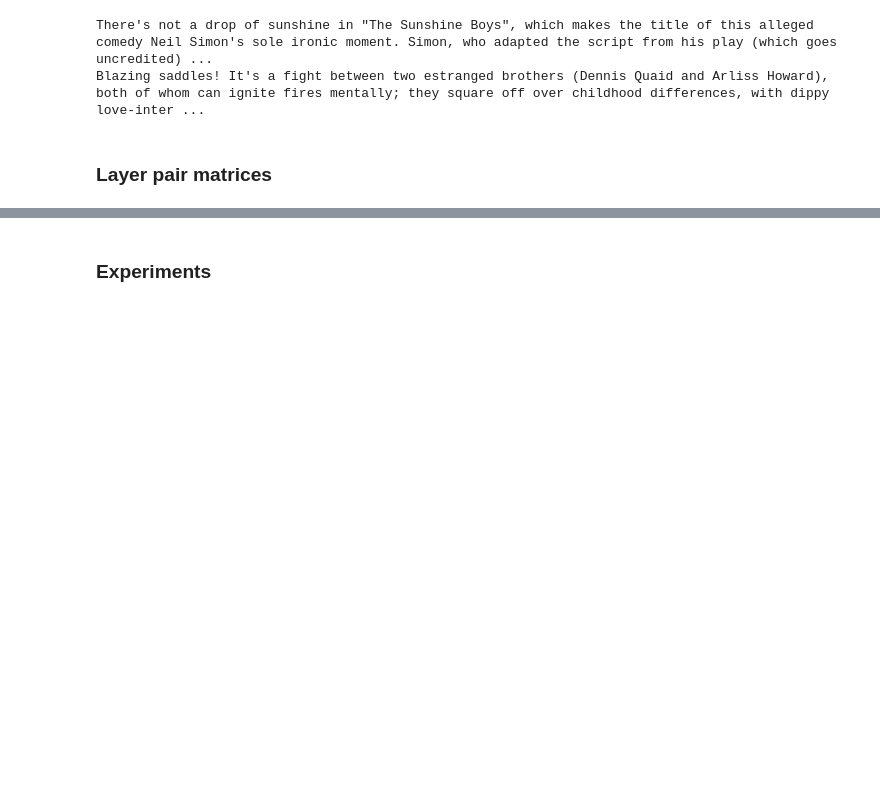
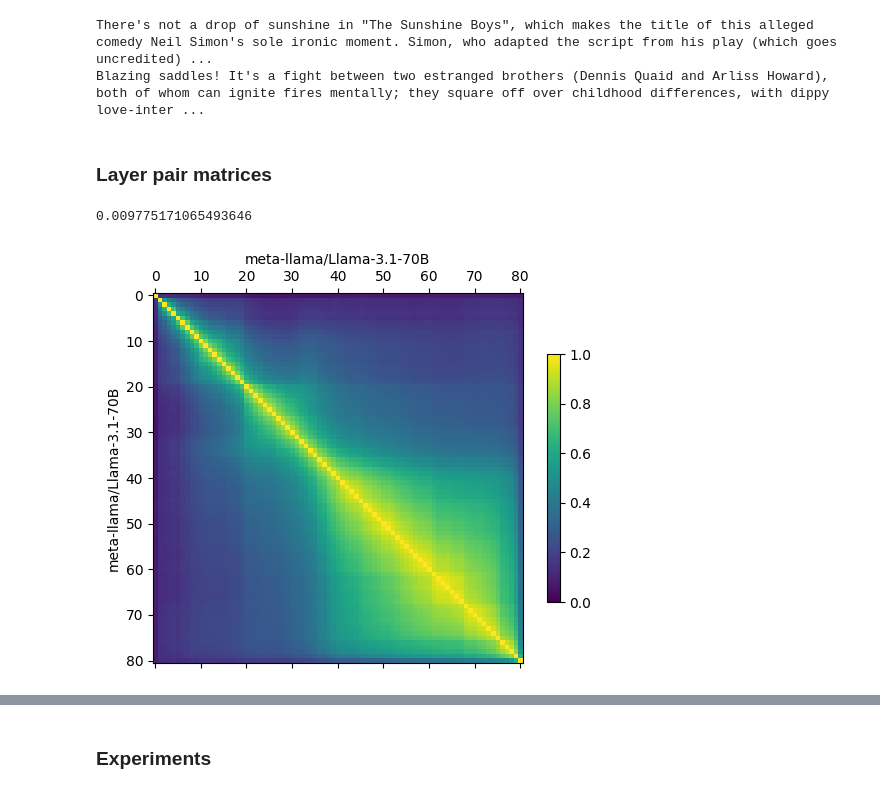
Before and after one commit to chriswolfram/unireps, a Jupyter notebook: notebooks/unireps-2.ipynb, the cells around one changed output, grey strips where cells are left out. Drawn from its saved outputs; the diff is of its cells as text; code cells hidden in the pictures; blank space fills up the shorter version.

```diff
--- a/notebooks/unireps-2.ipynb
+++ b/notebooks/unireps-2.ipynb
@@ -109,3 +145,43 @@ There's not a drop of sunshine in "The Sunshine Boys", which makes the title of
 Blazing saddles! It's a fight between two estranged brothers (Dennis Quaid and Arliss Howard), both of whom can ignite fires mentally; they square off over childhood differences, with dippy love-inter ...
 # %% [markdown]
 ### Layer pair matrices
+# %%
+def layer_similarities(embs_1, embs_2, k):
+    knn_1 = torch.stack([embs_knn(e, k) for e in embs_1])
+    knn_2 = torch.stack([embs_knn(e, k) for e in embs_2])
+
+    out = torch.zeros(len(knn_1), len(knn_2))
+    for i in tqdm(range(len(knn_1))):
+        for j in range(len(knn_2)):
+            out[i,j] = mutual_knn(knn_1[i], knn_2[j])
+
+    return out
+
+def layer_similarities_plot(model_1, model_2, dataset, k=10, normalize=True, type='last', n=1024, show_max=False):
+    embs_1 = output_embeddings(model_dataset_output(model_1, dataset).take(n), None, type, normalize=normalize)
+    embs_2 = output_embeddings(model_dataset_output(model_2, dataset).take(n), None, type, normalize=normalize)
+    ls = layer_similarities(embs_1, embs_2, k)
+
+    fig = plt.figure()
+    ax = fig.add_subplot()
+
+    cax = ax.matshow(ls, vmin=0, vmax=1)
+    fig.colorbar(cax, fraction=0.025)
+
+    ax.xaxis.set_label_position('top')
+    ax.set_xlabel(model_2)
+    ax.set_ylabel(model_1)
+
+    if show_max:
+        ax.plot(ls.max(dim=1).indices, range(len(ls)), c='red')
+
+    return fig
+# %%
+mutual_knn_baseline(1024, 10)
+# %% [output]
+0.009775171065493646
+# %%
+layer_similarities_plot('meta-llama/Llama-3.1-70B', 'meta-llama/Llama-3.1-70B', 'imdb')
+plt.show()
+# %% [output]
+[figure, added]
```
Also changed, not shown: parts of 22 cells of this notebook, 1 other file.
